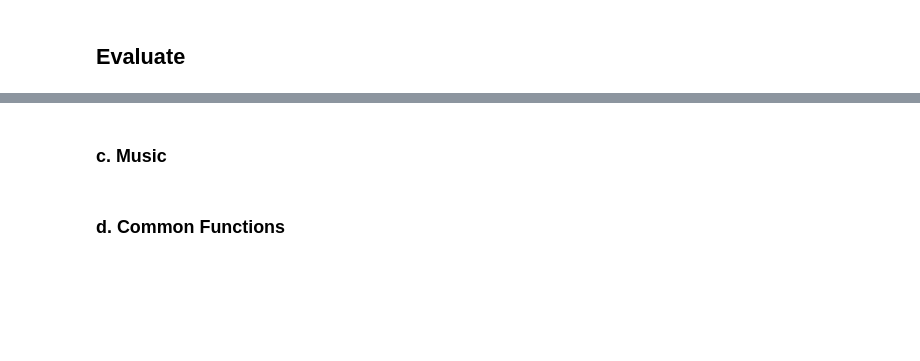
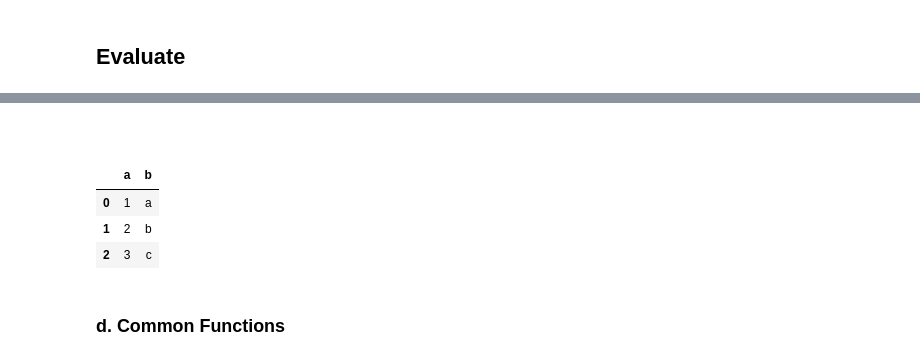
Before and after one commit to MickyDowns/deep-keras-music-net, a Jupyter notebook: music_study_aid.ipynb, the cells around one changed output, grey strips where cells are left out. Cells and saved outputs as stored; diff of their text form; code cells hidden in the pictures; blank space fills up the shorter version.

```diff
--- a/music_study_aid.ipynb
+++ b/music_study_aid.ipynb
@@ -689,2 +1402,2 @@ madmom.features.chords.majmin_targets_to_chord_labels(targets, fps)
 # %% [markdown]
-### c. Music
+##
@@ -705,2 +1404,11 @@ for i in range(len(fnames)):
+# %%
+a = [1,2,3]
+b = ["a","b","c"]
+pd.DataFrame({'a': a, 'b':b})
+# %% [output]
+|  | a | b |
+| 0 | 1 | a |
+| 1 | 2 | b |
+| 2 | 3 | c |
 # %% [markdown]
 ### d. Common Functions
```
Also changed, not shown: parts of 57 cells of this notebook, 10 other files.
